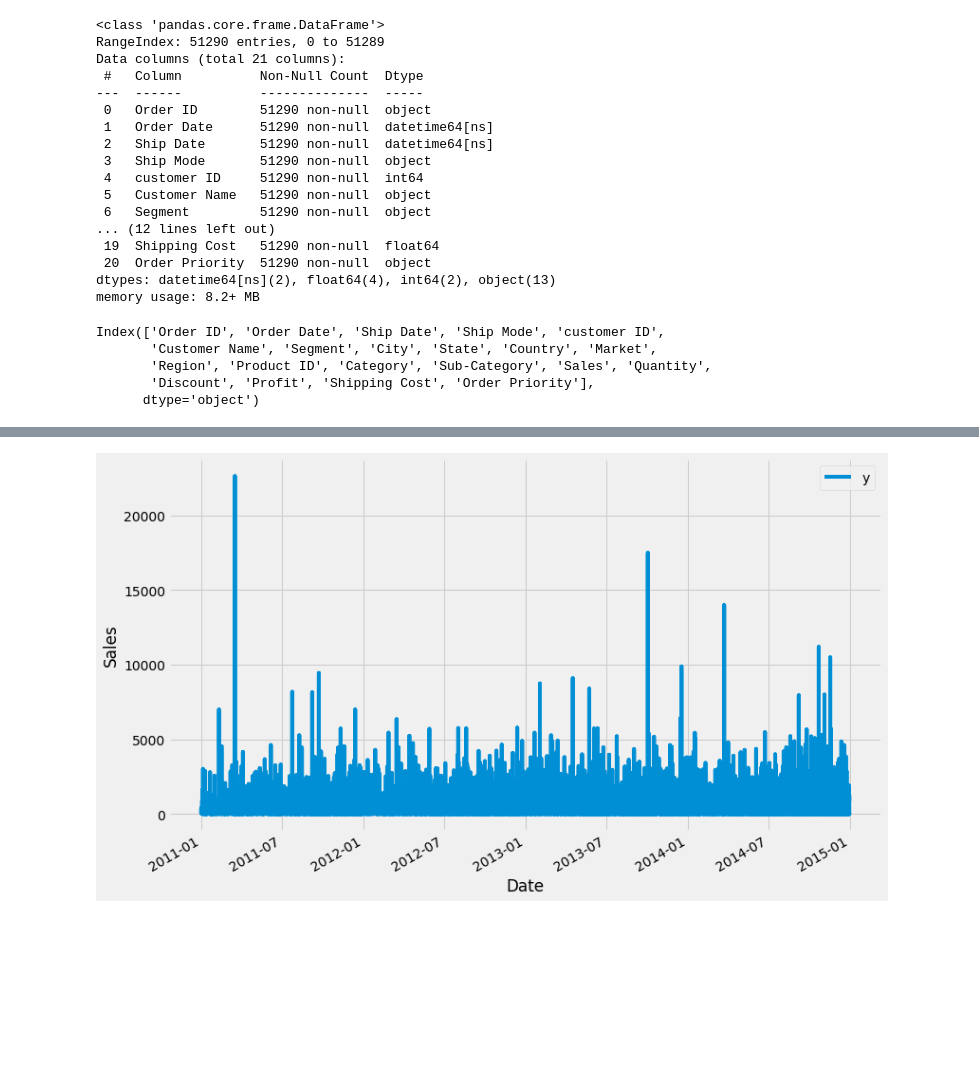
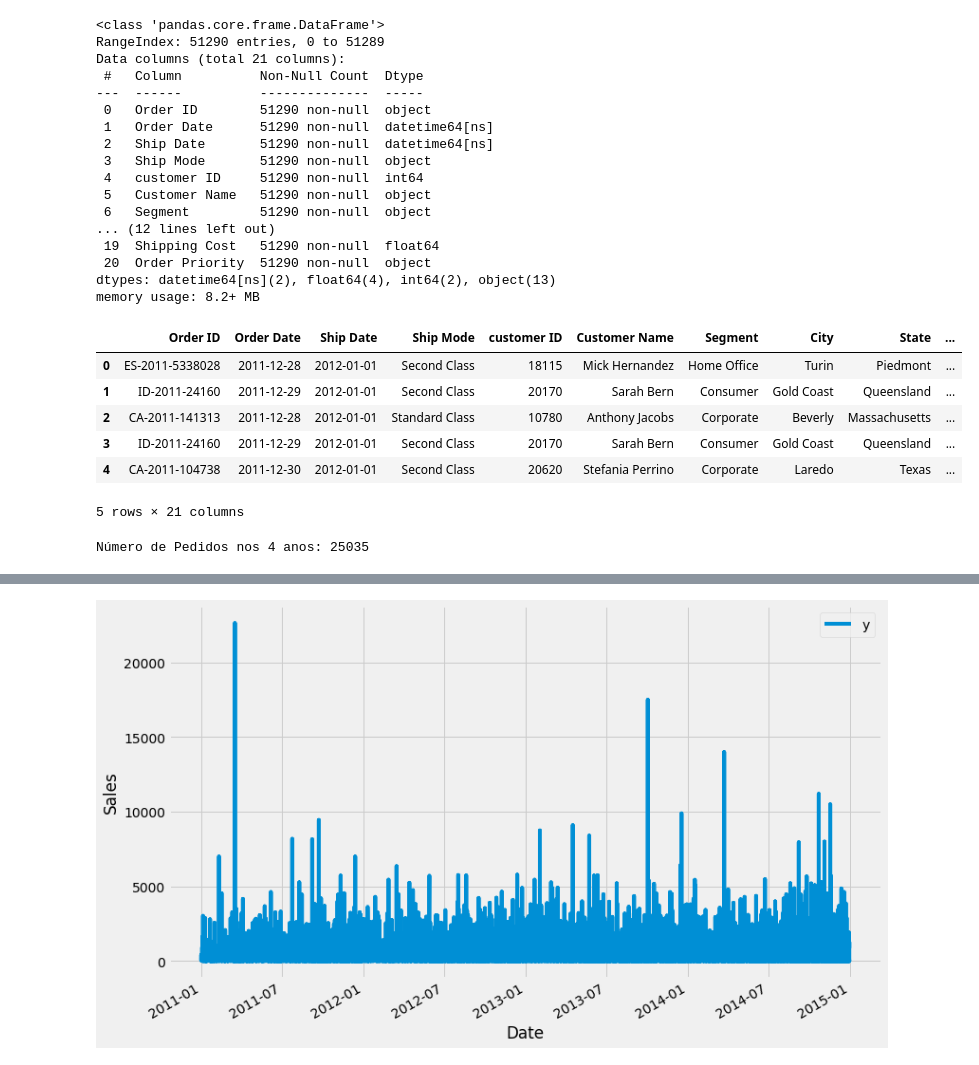
Before and after one commit to carvalhoamc/LeroyMerlin, a Jupyter notebook: notebook/LeroyMerlin.ipynb, the cells around one changed output, grey strips where cells are left out. Drawn from its saved outputs; the diff is of its cells as text; code cells hidden in the pictures; blank space fills up the shorter version.

```diff
--- a/notebook/LeroyMerlin.ipynb
+++ b/notebook/LeroyMerlin.ipynb
@@ -317,10 +317,16 @@ Data columns (total 21 columns):
 dtypes: datetime64[ns](2), float64(4), int64(2), object(13)
 memory usage: 8.2+ MB
 # %%
-df.columns
+df.head()
 # %% [output]
+|  | Order ID | Order Date | Ship Date | Ship Mode | customer ID | Customer Name | Segment | City | State | ... |
+| 0 | ES-2011-5338028 | 2011-12-28 | 2012-01-01 | Second Class | 18115 | Mick Hernandez | Home Office | Turin | Piedmont | ... |
+| 1 | ID-2011-24160 | 2011-12-29 | 2012-01-01 | Second Class | 20170 | Sarah Bern | Consumer | Gold Coast | Queensland | ... |
+| 2 | CA-2011-141313 | 2011-12-28 | 2012-01-01 | Standard Class | 10780 | Anthony Jacobs | Corporate | Beverly | Massachusetts | ... |
+| 3 | ID-2011-24160 | 2011-12-29 | 2012-01-01 | Second Class | 20170 | Sarah Bern | Consumer | Gold Coast | Queensland | ... |
+| 4 | CA-2011-104738 | 2011-12-30 | 2012-01-01 | Second Class | 20620 | Stefania Perrino | Corporate | Laredo | Texas | ... |
-Index(['Order ID', 'Order Date', 'Ship Date', 'Ship Mode', 'customer ID',
-       'Customer Name', 'Segment', 'City', 'State', 'Country', 'Market',
-       'Region', 'Product ID', 'Category', 'Sub-Category', 'Sales', 'Quantity',
-       'Discount', 'Profit', 'Shipping Cost', 'Order Priority'],
-      dtype='object')
+5 rows × 21 columns
+# %%
+print('Número de Pedidos nos 4 anos:',df['Order ID'].unique().shape[0])
+# %% [output]
+Número de Pedidos nos 4 anos: 25035
```
Also changed, not shown: parts of 12 cells of this notebook, 8 other files.
